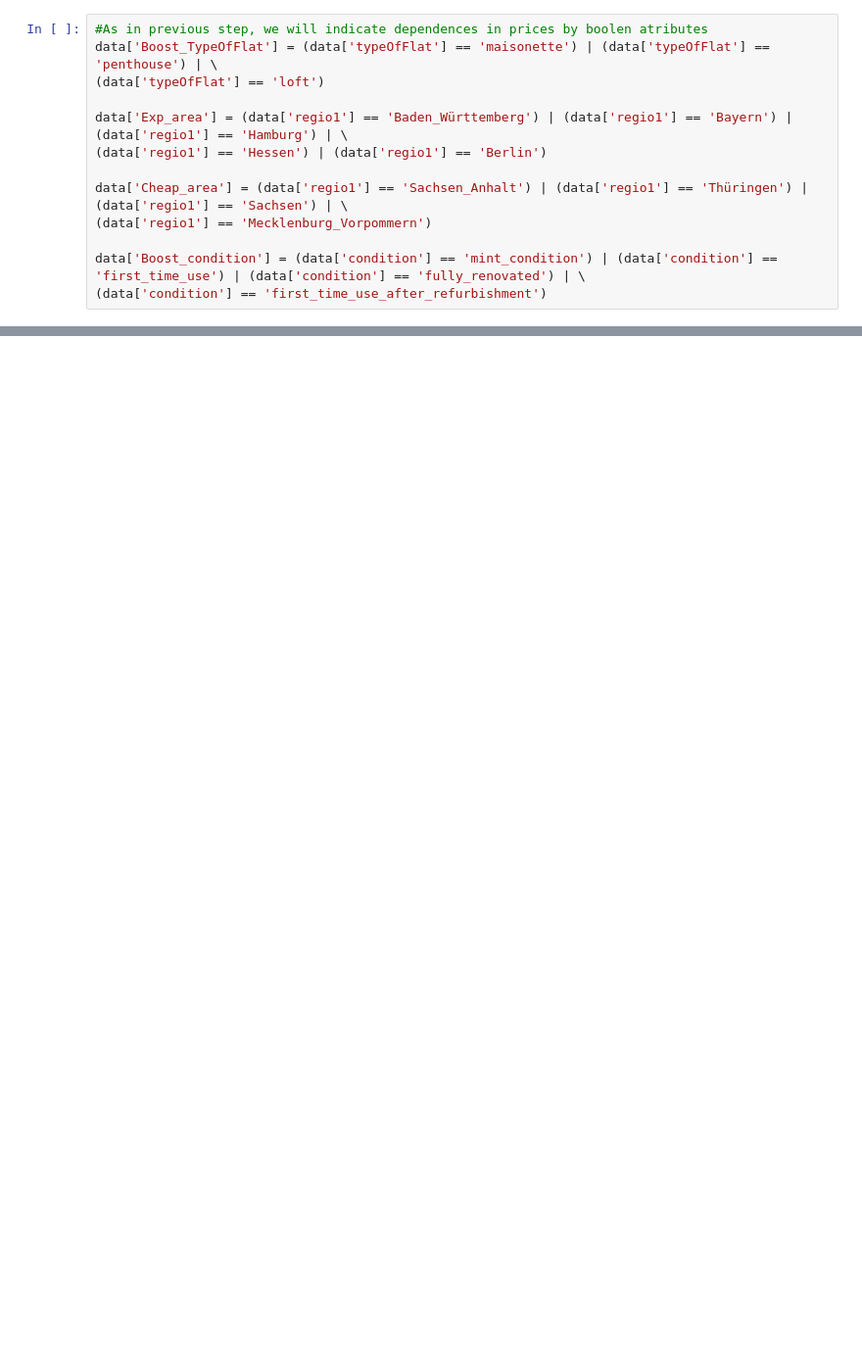
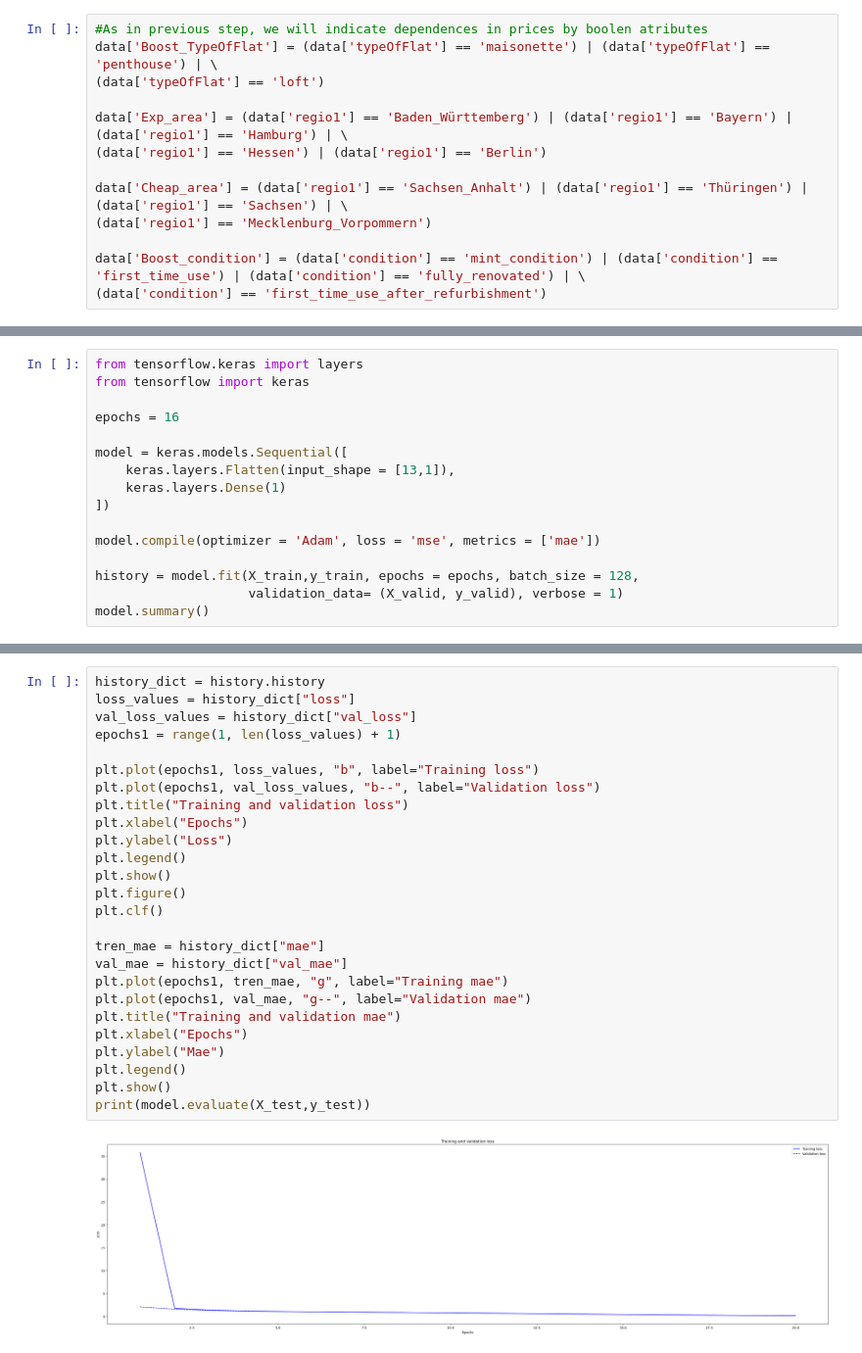
Before and after one commit to JacJacJr/Rent_price_regression, a Jupyter notebook: Rent_price_regresion.ipynb, the cells around one changed output, grey strips where cells are left out. Shown: that part at 98% size. Cells and saved outputs as stored; diff of their text form; blank space fills up the shorter version.

```diff
--- a/Rent_price_regresion.ipynb
+++ b/Rent_price_regresion.ipynb
@@ -759,0 +781,16 @@ plt.figure()
+# %%
+from tensorflow.keras import layers
+from tensorflow import keras
+
+epochs = 16
+
+model = keras.models.Sequential([
+    keras.layers.Flatten(input_shape = [13,1]),
+    keras.layers.Dense(1)
+])
+
+model.compile(optimizer = 'Adam', loss = 'mse', metrics = ['mae'])
+
+history = model.fit(X_train,y_train, epochs = epochs, batch_size = 128,
+                    validation_data= (X_valid, y_valid), verbose = 1)
+model.summary()
@@ -759,0 +815,28 @@ plt.figure()
+# %%
+history_dict = history.history
+loss_values = history_dict["loss"]
+val_loss_values = history_dict["val_loss"]
+epochs1 = range(1, len(loss_values) + 1)
+
+plt.plot(epochs1, loss_values, "b", label="Training loss")
+plt.plot(epochs1, val_loss_values, "b--", label="Validation loss")
+plt.title("Training and validation loss")
+plt.xlabel("Epochs")
+plt.ylabel("Loss")
+plt.legend()
+plt.show()
+plt.figure()
+plt.clf()
+
+tren_mae = history_dict["mae"]
+val_mae = history_dict["val_mae"]
+plt.plot(epochs1, tren_mae, "g", label="Training mae")
+plt.plot(epochs1, val_mae, "g--", label="Validation mae")
+plt.title("Training and validation mae")
+plt.xlabel("Epochs")
+plt.ylabel("Mae")
+plt.legend()
+plt.show()
+print(model.evaluate(X_test,y_test))
+# %% [output]
+[figure, added]
```
Also changed, not shown: parts of 15 cells of this notebook.
